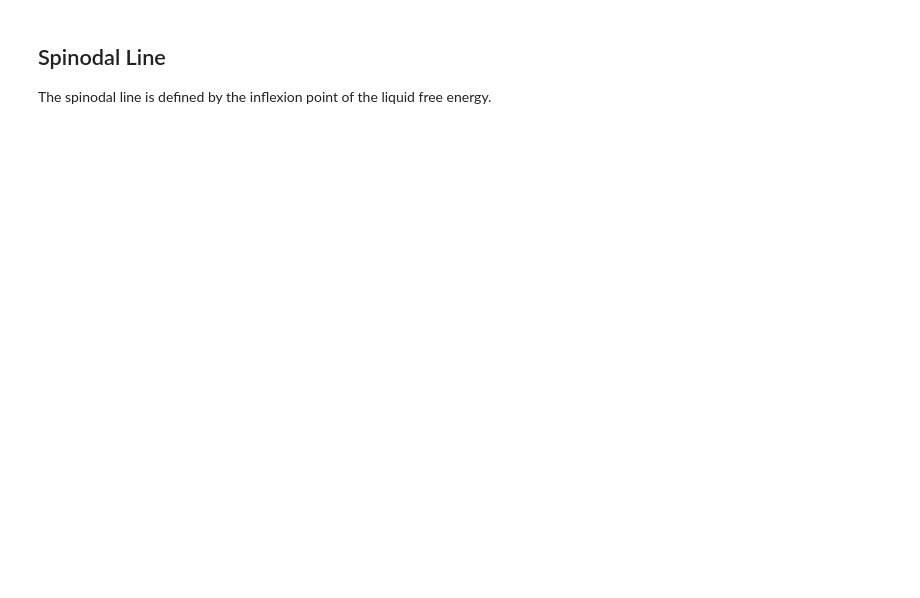
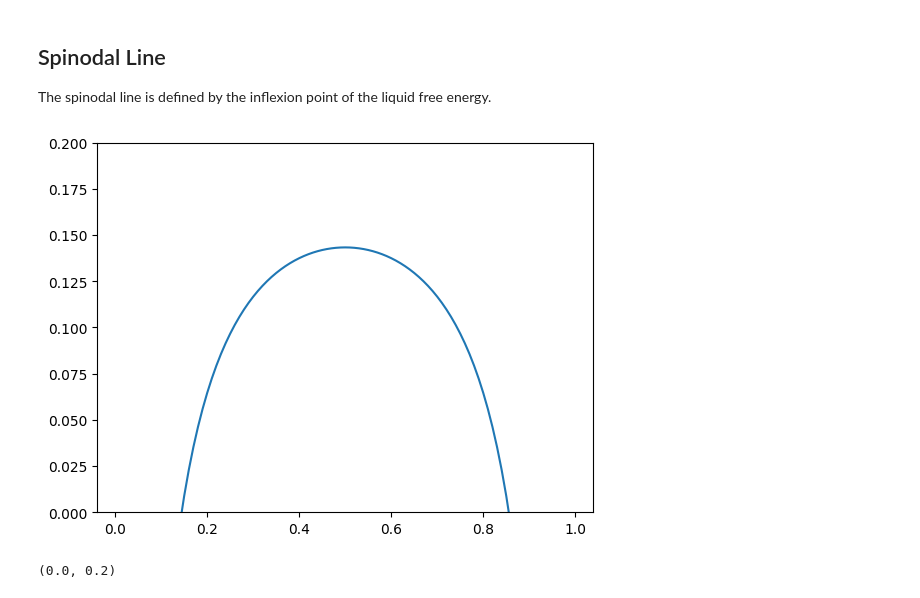
Before and after one commit to nsmith5/thesis, a Jupyter notebook: 1.0/1.- Nanocrystalline Gold/Phase Diagram/phase diagram.ipynb, the cells around one changed output. Drawn from its saved outputs; the diff is of its cells as text; code cells hidden in the pictures; blank space fills up the shorter version.

```diff
--- a/1.0/1.- Nanocrystalline Gold/Phase Diagram/phase diagram.ipynb
+++ b/1.0/1.- Nanocrystalline Gold/Phase Diagram/phase diagram.ipynb
@@ -267,3 +290,15 @@ grid(false)
 ## Spinodal Line
 
 The spinodal line is defined by the inflexion point of the liquid free energy.
+# %%
+function spinodal(c; n₀ = 0.05, ϵ₀=30.0, T₀=0.15)
+    return 1.0 / ϵ₀ * ((1 + n₀) / (c^2 - c) + 4.0) + T₀
+end
+
+using PyPlot
+c = collect(0.0:0.01:1.0)
+plot(c, spinodal.(c))
+ylim(0.0, 0.20)
+# %% [output]
+[figure, added]
+(0.0, 0.2)
```
Also changed, not shown: parts of 8 cells of this notebook, 5 other files.
